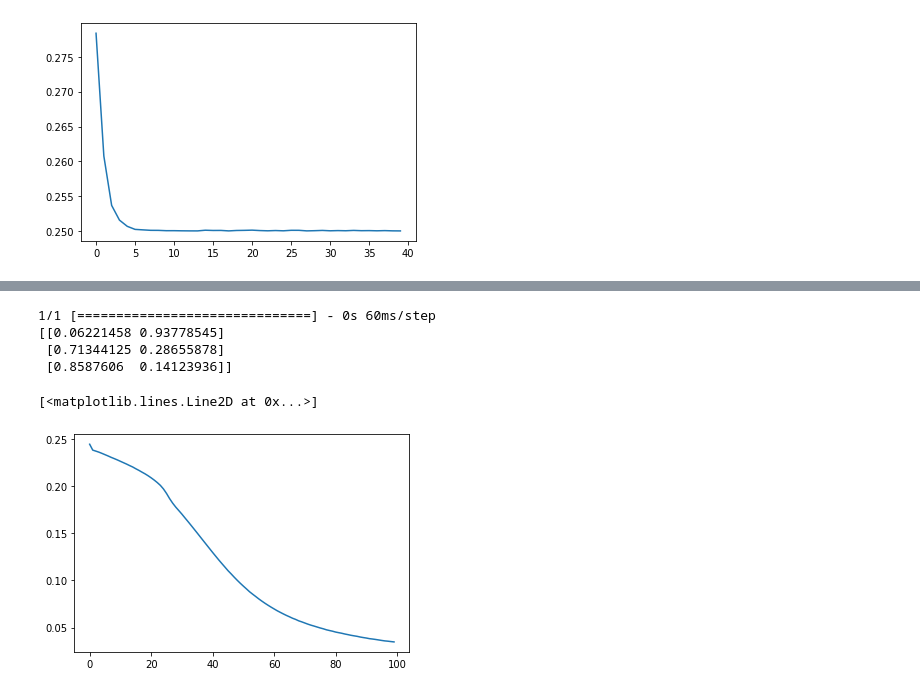
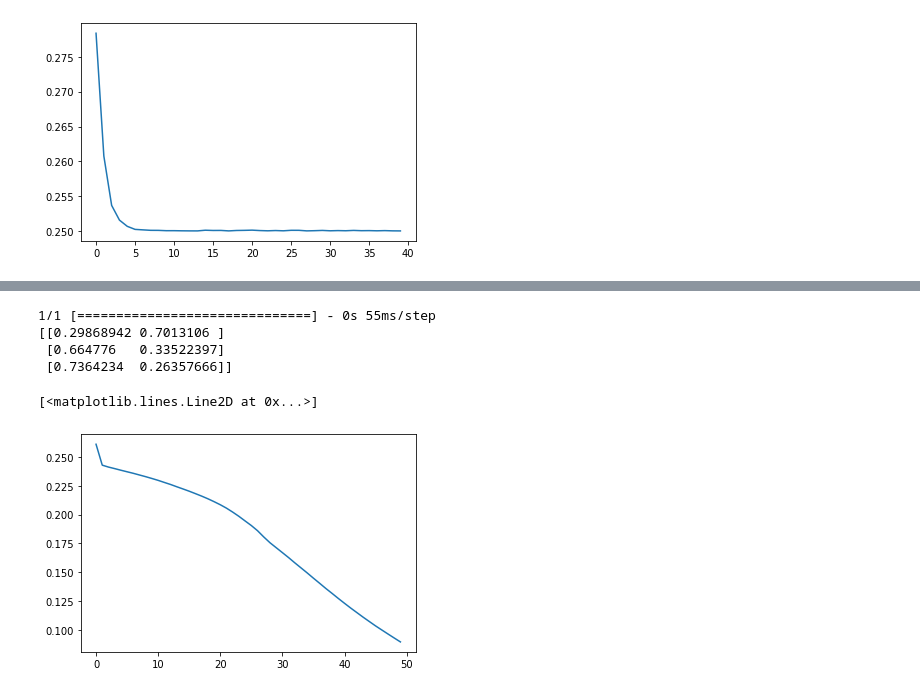
Before and after one commit to yooyeollee/2022, a Jupyter notebook: Very_simple_ANN.ipynb, the cells around one changed output, grey strips where cells are left out. Cells and saved outputs as stored; diff of their text form; code cells hidden in the pictures.

```diff
--- a/Very_simple_ANN.ipynb
+++ b/Very_simple_ANN.ipynb
@@ -185,12 +185,11 @@ model = Sequential()
 
 model.add(Dense(10, input_dim=1, activation='sigmoid'))
 model.add(Dense(30, activation='sigmoid'))
-###model.add(Dense(40, activation='sigmoid'))
 model.add(Dense(2,activation='softmax'))
 
 model.compile(loss='mse', optimizer='sgd')
 
-history = model.fit(x,y,epochs=100, batch_size=30)
+history = model.fit(x,y,epochs=50, batch_size=30)
 
 loss = model.evaluate(x,y)
 
@@ -226,6 +225,6 @@ WARNING:tensorflow:5 out of the last 5 calls to <function Model.make_predict_fun
-1/1 [==============================] - 0s 60ms/step
-[[0.06221458 0.93778545]
- [0.71344125 0.28655878]
- [0.8587606  0.14123936]]
+1/1 [==============================] - 0s 55ms/step
+[[0.29868942 0.7013106 ]
+ [0.664776   0.33522397]
+ [0.7364234  0.26357666]]
 [<matplotlib.lines.Line2D at 0x...>]
-[figure, old version]
+[figure, new version]
```
Also changed, not shown: parts of 1 cell of this notebook.
